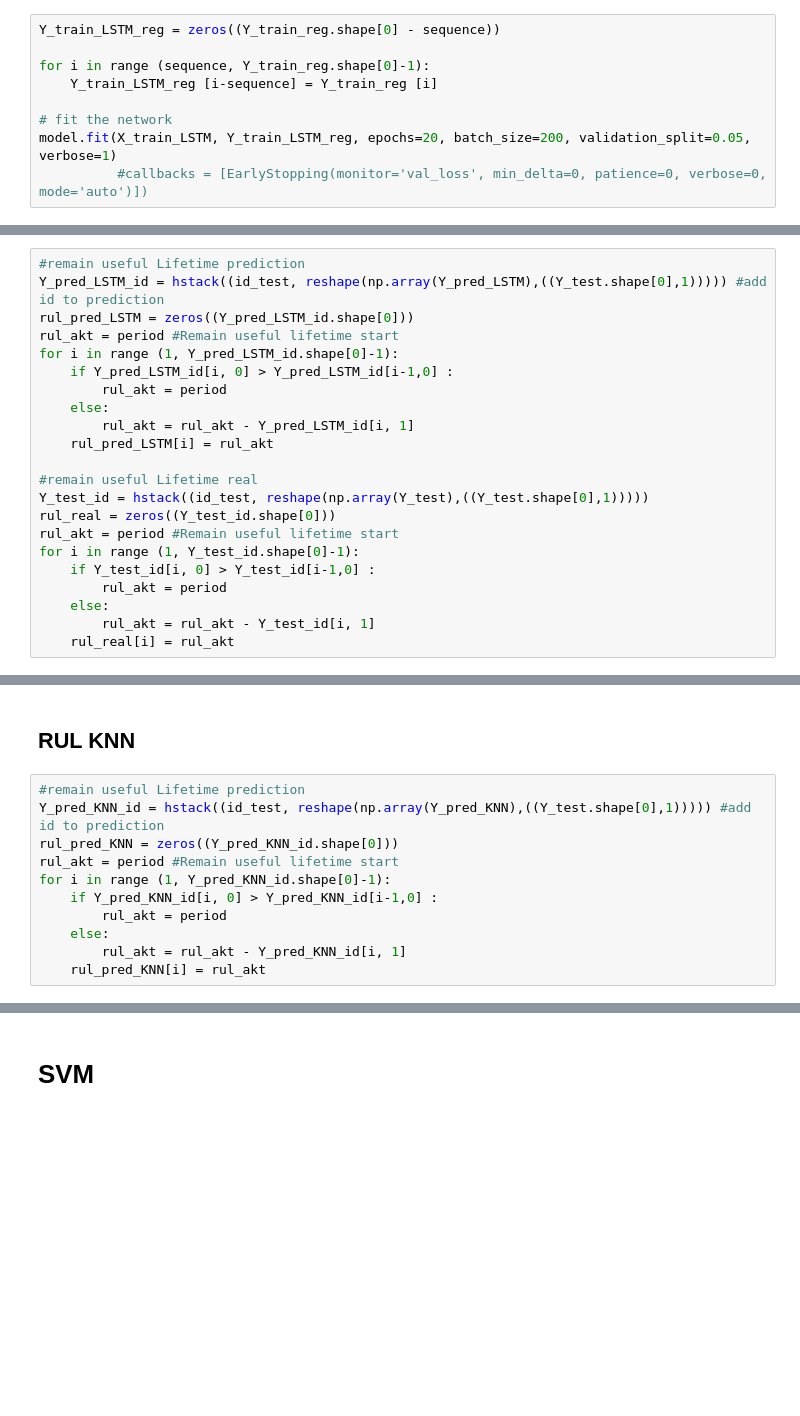
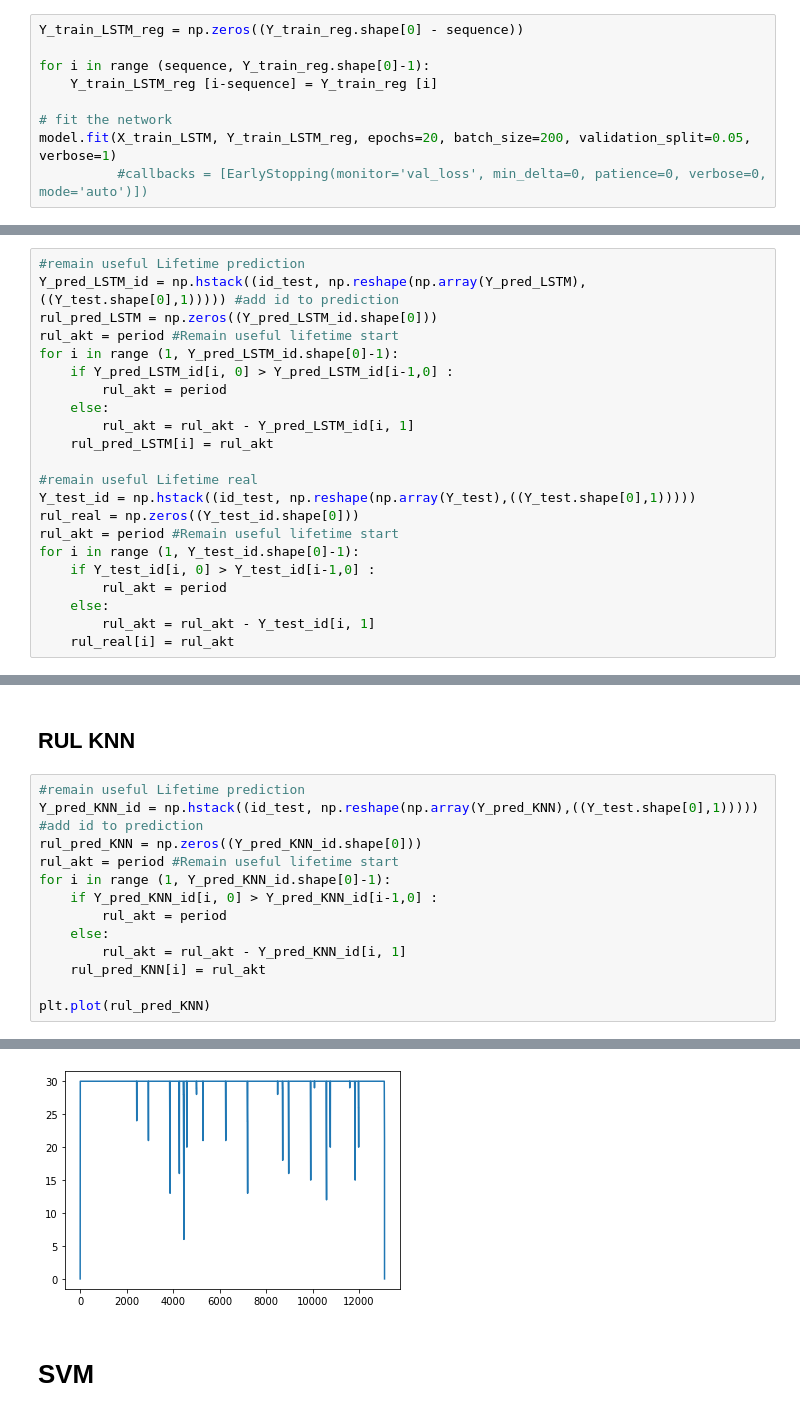
Before and after one commit to AzizSayfutdinov/PredictiveMaintenanceEngine, a Jupyter notebook: PM with ML.ipynb, the cells around one changed output, grey strips where cells are left out. Saved outputs shown, nothing was run; the diff lists cells and outputs as text; blank space fills up the shorter version.

```diff
--- a/PM with ML.ipynb
+++ b/PM with ML.ipynb
@@ -348,7 +341,7 @@ Confusion Matrix:
 # %% [markdown]
 ## LSTM regession
 # %%
-Y_train_LSTM_reg = zeros((Y_train_reg.shape[0] - sequence))
+Y_train_LSTM_reg = np.zeros((Y_train_reg.shape[0] - sequence))
 
 for i in range (sequence, Y_train_reg.shape[0]-1):
     Y_train_LSTM_reg [i-sequence] = Y_train_reg [i]
@@ -397,8 +373,8 @@ grid(True)
 ## RUL LMST
 # %%
 #remain useful Lifetime prediction
-Y_pred_LSTM_id = hstack((id_test, reshape(np.array(Y_pred_LSTM),((Y_test.shape[0],1))))) #add id to prediction
-rul_pred_LSTM = zeros((Y_pred_LSTM_id.shape[0]))
+Y_pred_LSTM_id = np.hstack((id_test, np.reshape(np.array(Y_pred_LSTM),((Y_test.shape[0],1))))) #add id to prediction
+rul_pred_LSTM = np.zeros((Y_pred_LSTM_id.shape[0]))
 rul_akt = period #Remain useful lifetime start
 for i in range (1, Y_pred_LSTM_id.shape[0]-1):
     if Y_pred_LSTM_id[i, 0] > Y_pred_LSTM_id[i-1,0] :
@@ -408,8 +384,8 @@ for i in range (1, Y_pred_LSTM_id.shape[0]-1):
     rul_pred_LSTM[i] = rul_akt
 
 #remain useful Lifetime real
-Y_test_id = hstack((id_test, reshape(np.array(Y_test),((Y_test.shape[0],1)))))
-rul_real = zeros((Y_test_id.shape[0]))
+Y_test_id = np.hstack((id_test, np.reshape(np.array(Y_test),((Y_test.shape[0],1)))))
+rul_real = np.zeros((Y_test_id.shape[0]))
 rul_akt = period #Remain useful lifetime start
 for i in range (1, Y_test_id.shape[0]-1):
     if Y_test_id[i, 0] > Y_test_id[i-1,0] :
@@ -480,8 +458,8 @@ accuracy: 0.986484422724496
 ## RUL KNN
 # %%
 #remain useful Lifetime prediction
-Y_pred_KNN_id = hstack((id_test, reshape(np.array(Y_pred_KNN),((Y_test.shape[0],1))))) #add id to prediction
-rul_pred_KNN = zeros((Y_pred_KNN_id.shape[0]))
+Y_pred_KNN_id = np.hstack((id_test, np.reshape(np.array(Y_pred_KNN),((Y_test.shape[0],1))))) #add id to prediction
+rul_pred_KNN = np.zeros((Y_pred_KNN_id.shape[0]))
 rul_akt = period #Remain useful lifetime start
 for i in range (1, Y_pred_KNN_id.shape[0]-1):
     if Y_pred_KNN_id[i, 0] > Y_pred_KNN_id[i-1,0] :
@@ -489,3 +467,6 @@ for i in range (1, Y_pred_KNN_id.shape[0]-1):
     else:
         rul_akt = rul_akt - Y_pred_KNN_id[i, 1]
     rul_pred_KNN[i] = rul_akt
+
+plt.plot(rul_pred_KNN)
+# %% [output]
@@ -492,3 +474,4 @@ for i in range (1, Y_pred_KNN_id.shape[0]-1):
+[figure, added]
 # %% [markdown]
 # SVM
 # %%
```
Also changed, not shown: parts of 11 cells of this notebook.
